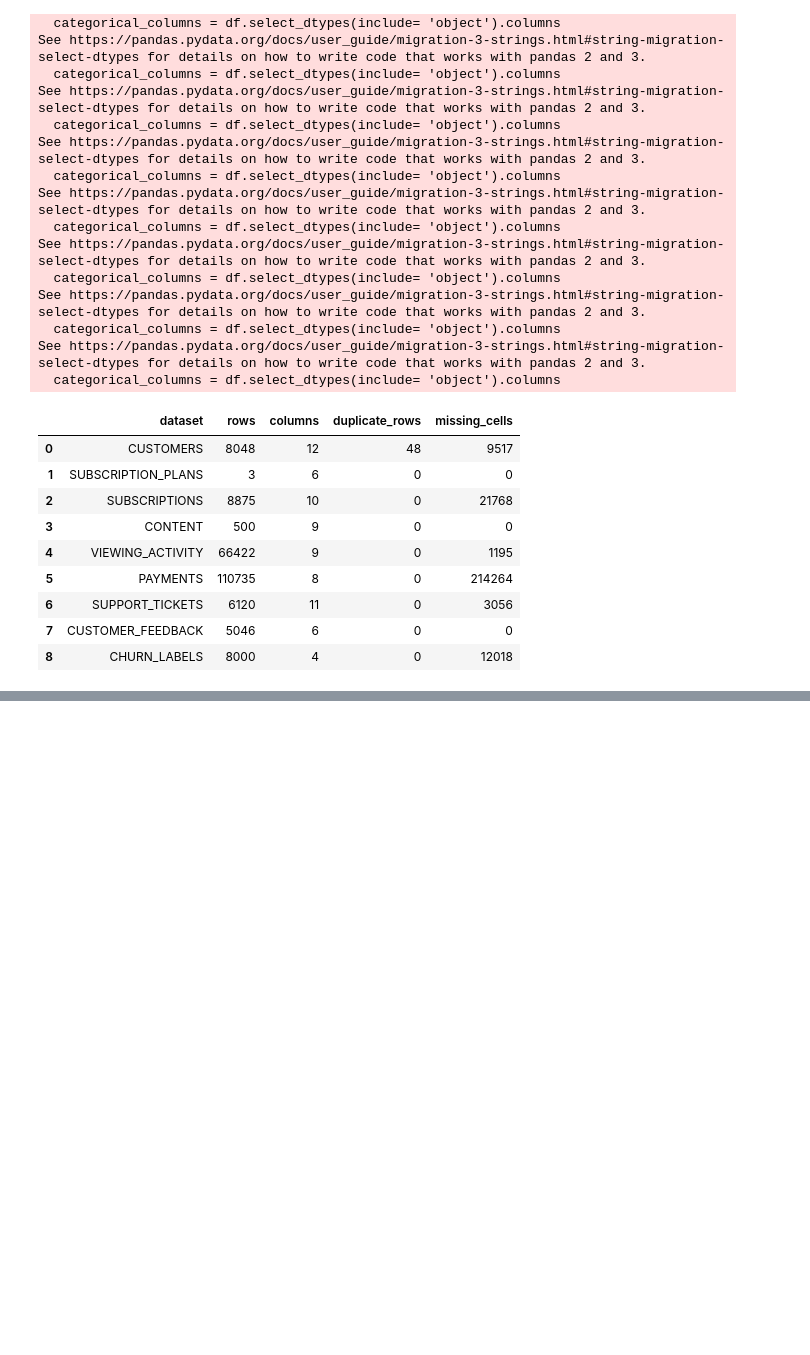
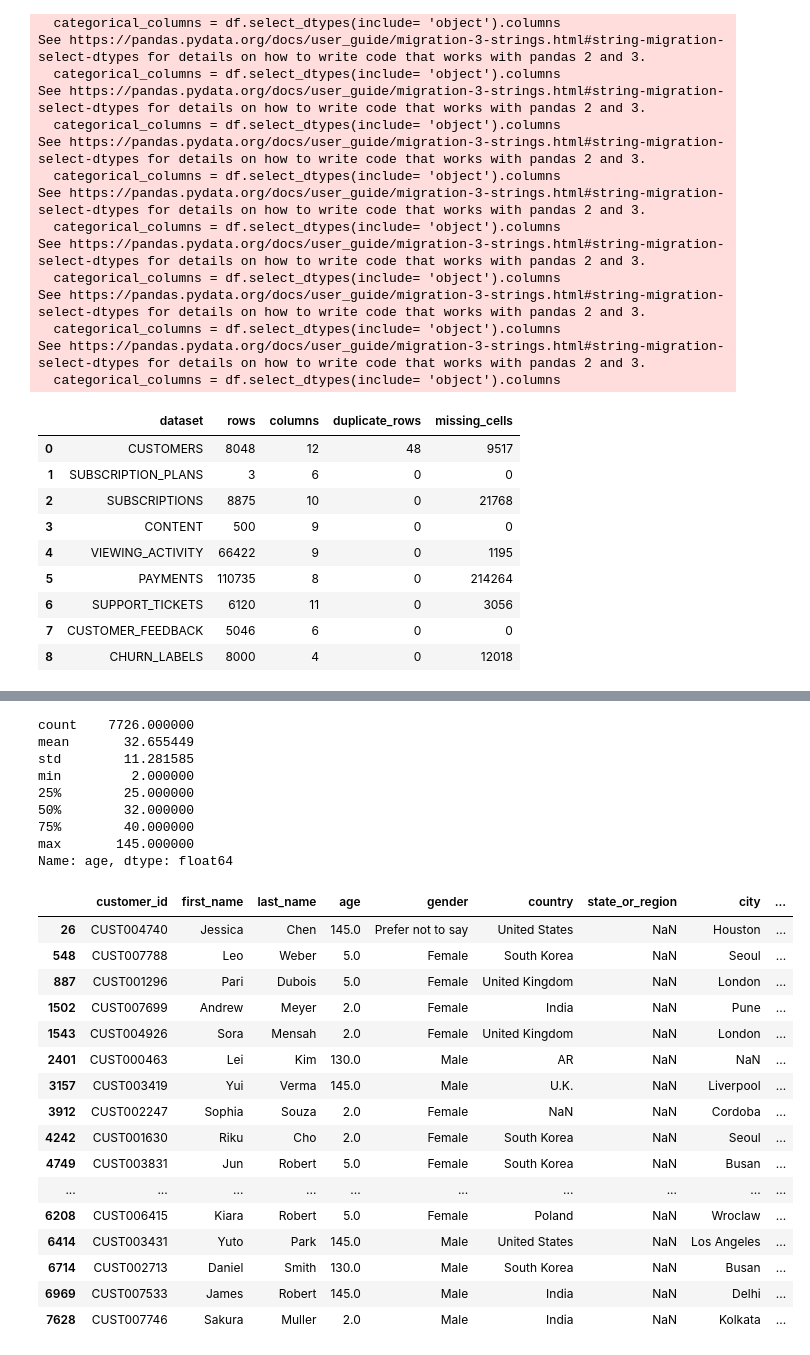
Before and after one commit to Gupta-Vasudha/netflix-customer-intelligence-ai-copilot, a Jupyter notebook: notebooks/00_data_inspection.ipynb, the cells around one changed output, grey strips where cells are left out. Saved outputs shown, nothing was run; the diff lists cells and outputs as text; code cells hidden in the pictures; blank space fills up the shorter version.

```diff
--- a/notebooks/00_data_inspection.ipynb
+++ b/notebooks/00_data_inspection.ipynb
@@ -233,0 +292,34 @@ summary_df
+# %%
+print(customers["age"].describe())
+
+customers[
+    (customers["age"] < 10) |
+    (customers["age"] > 100)
+]
+# %% [output]
+count    7726.000000
+mean       32.655449
+std        11.281585
+min         2.000000
+25%        25.000000
+50%        32.000000
+75%        40.000000
+max       145.000000
+Name: age, dtype: float64
+|  | customer_id | first_name | last_name | age | gender | country | state_or_region | city | ... |
+| 26 | CUST004740 | Jessica | Chen | 145.0 | Prefer not to say | United States | NaN | Houston | ... |
+| 548 | CUST007788 | Leo | Weber | 5.0 | Female | South Korea | NaN | Seoul | ... |
+| 887 | CUST001296 | Pari | Dubois | 5.0 | Female | United Kingdom | NaN | London | ... |
+| 1502 | CUST007699 | Andrew | Meyer | 2.0 | Female | India | NaN | Pune | ... |
+| 1543 | CUST004926 | Sora | Mensah | 2.0 | Female | United Kingdom | NaN | London | ... |
+| 2401 | CUST000463 | Lei | Kim | 130.0 | Male | AR | NaN | NaN | ... |
+| 3157 | CUST003419 | Yui | Verma | 145.0 | Male | U.K. | NaN | Liverpool | ... |
+| 3912 | CUST002247 | Sophia | Souza | 2.0 | Female | NaN | NaN | Cordoba | ... |
+| 4242 | CUST001630 | Riku | Cho | 2.0 | Female | South Korea | NaN | Seoul | ... |
+| 4749 | CUST003831 | Jun | Robert | 5.0 | Female | South Korea | NaN | Busan | ... |
+| ... | ... | ... | ... | ... | ... | ... | ... | ... | ... |
+| 6208 | CUST006415 | Kiara | Robert | 5.0 | Female | Poland | NaN | Wroclaw | ... |
+| 6414 | CUST003431 | Yuto | Park | 145.0 | Male | United States | NaN | Los Angeles | ... |
+| 6714 | CUST002713 | Daniel | Smith | 130.0 | Male | South Korea | NaN | Busan | ... |
+| 6969 | CUST007533 | James | Robert | 145.0 | Male | India | NaN | Delhi | ... |
+| 7628 | CUST007746 | Sakura | Muller | 2.0 | Male | India | NaN | Kolkata | ... |
```
Also changed, not shown: parts of 9 cells of this notebook.
